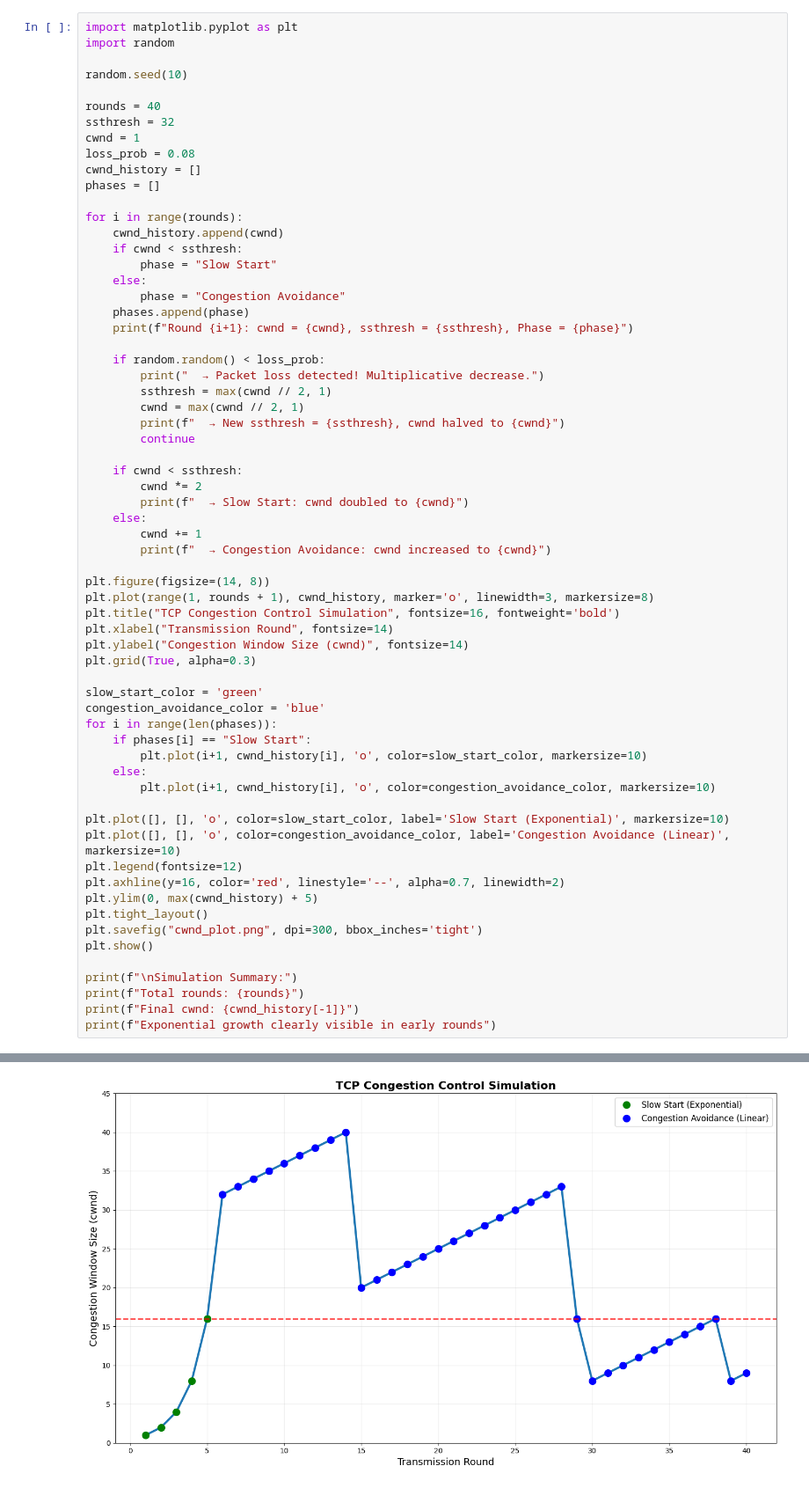
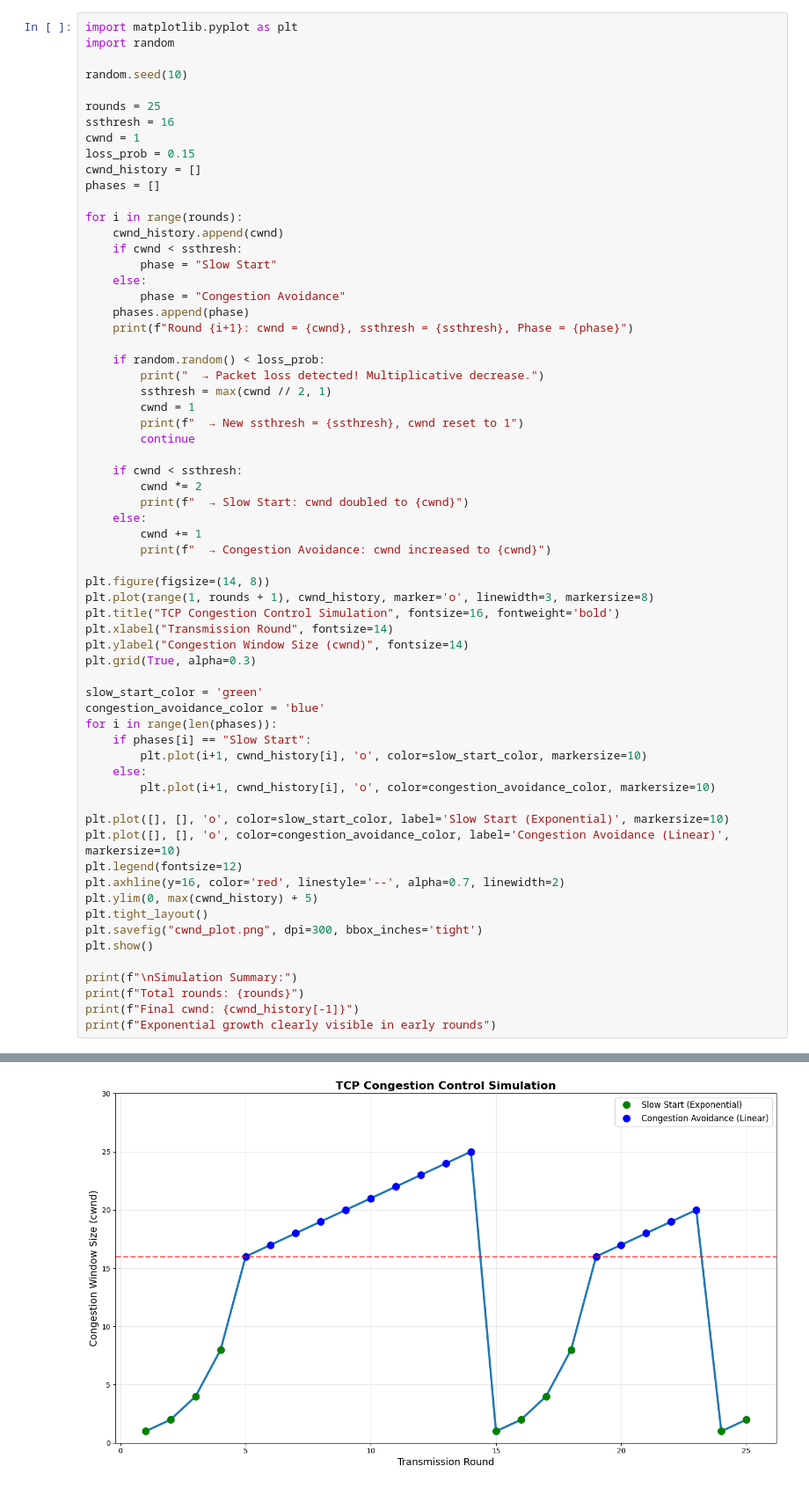
Before and after one commit to Anish-ai/Computer-network-lab, a Jupyter notebook: Lab5/congestion.ipynb, the cells around one changed output, grey strips where cells are left out. Shown at 88% size. Cells and saved outputs as stored; diff of their text form.

```diff
--- a/Lab5/congestion.ipynb
+++ b/Lab5/congestion.ipynb
@@ -4,10 +4,10 @@ import random
 
 random.seed(10)
 
-rounds = 40
-ssthresh = 32
+rounds = 25
+ssthresh = 16
 cwnd = 1
-loss_prob = 0.08
+loss_prob = 0.15
 cwnd_history = []
 phases = []
 
@@ -23,8 +23,8 @@ for i in range(rounds):
     if random.random() < loss_prob:
         print("  → Packet loss detected! Multiplicative decrease.")
         ssthresh = max(cwnd // 2, 1)
-        cwnd = max(cwnd // 2, 1)
-        print(f"  → New ssthresh = {ssthresh}, cwnd halved to {cwnd}")
+        cwnd = 1
+        print(f"  → New ssthresh = {ssthresh}, cwnd reset to 1")
         continue
 
     if cwnd < ssthresh:
@@ -83,2 +83,2 @@ Round 40: cwnd = 9, ssthresh = 8, Phase = Congestion Avoidance
-[figure, old version]
+[figure, new version]
 Simulation Summary:
```
Also changed, not shown: parts of 1 cell of this notebook, 1 other file.
